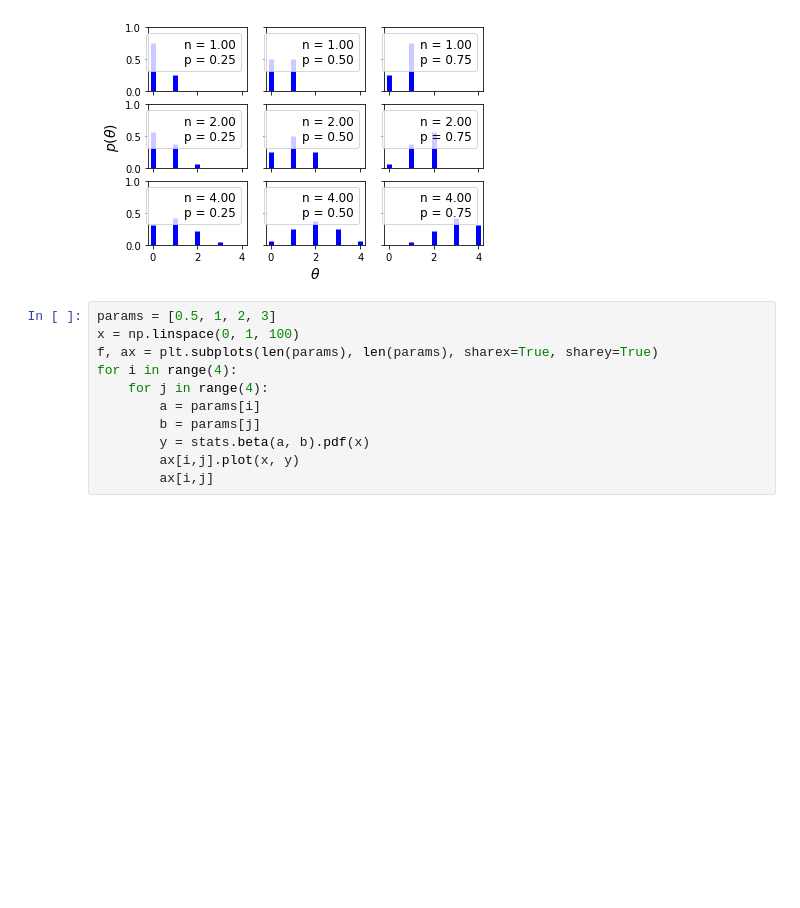
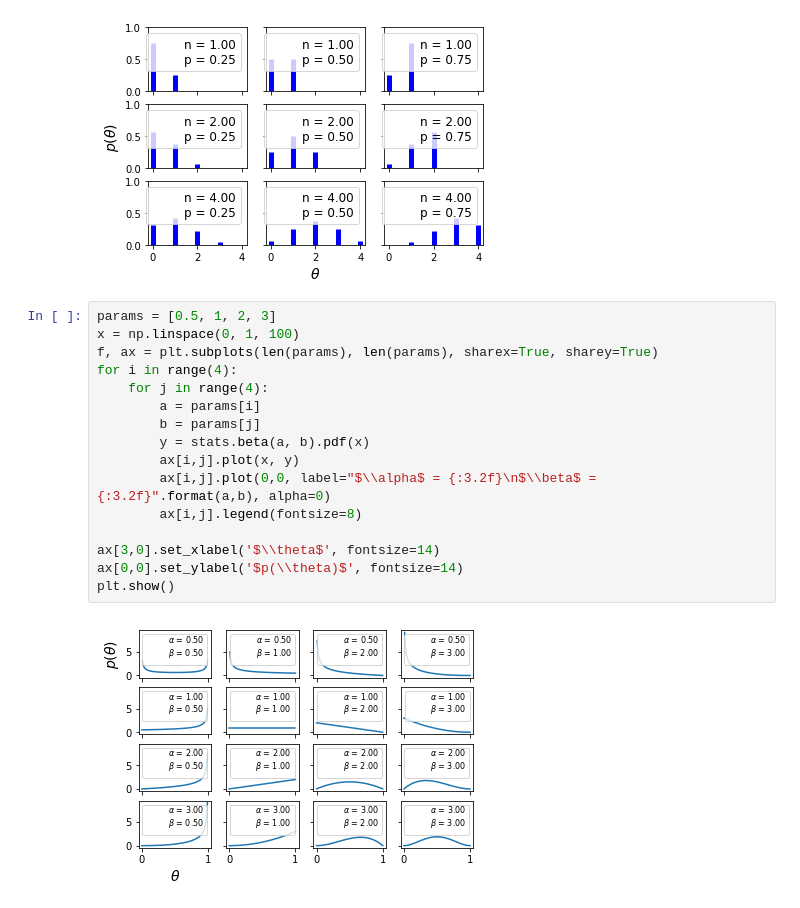
Before and after one commit to ducksfrogs/pybooks, a Jupyter notebook: bayesian_stastics_modeling/first/from1.3.ipynb, the cells around one changed output. Cells and saved outputs as stored; diff of their text form; blank space fills up the shorter version.

```diff
--- a/bayesian_stastics_modeling/first/from1.3.ipynb
+++ b/bayesian_stastics_modeling/first/from1.3.ipynb
@@ -30,11 +31,18 @@ plt.show()
 # %%
 params = [0.5, 1, 2, 3]
 x = np.linspace(0, 1, 100)
 f, ax = plt.subplots(len(params), len(params), sharex=True, sharey=True)
 for i in range(4):
     for j in range(4):
         a = params[i]
         b = params[j]
         y = stats.beta(a, b).pdf(x)
         ax[i,j].plot(x, y)
-        ax[i,j]
+        ax[i,j].plot(0,0, label="$\\alpha$ = {:3.2f}\n$\\beta$ = {:3.2f}".format(a,b), alpha=0)
+        ax[i,j].legend(fontsize=8)
+
+ax[3,0].set_xlabel('$\\theta$', fontsize=14)
+ax[0,0].set_ylabel('$p(\\theta)$', fontsize=14)
+plt.show()
+# %% [output]
+[figure, added]
```
Also changed, not shown: parts of 6 cells of this notebook, 2 other files.
